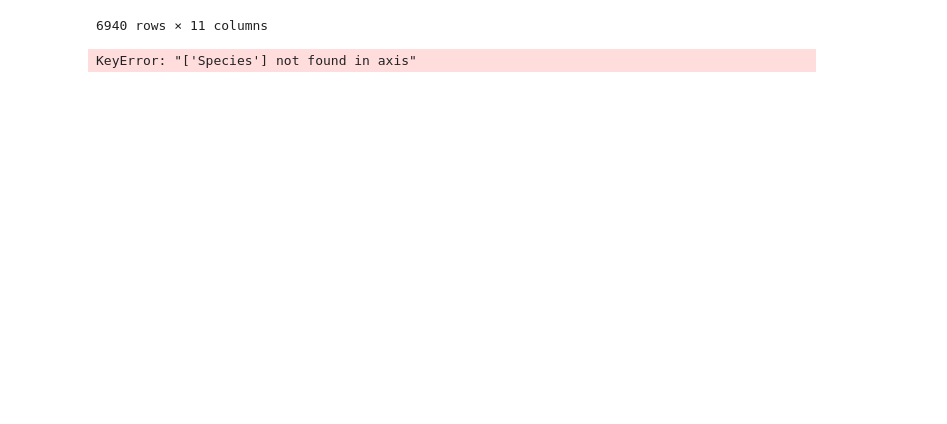
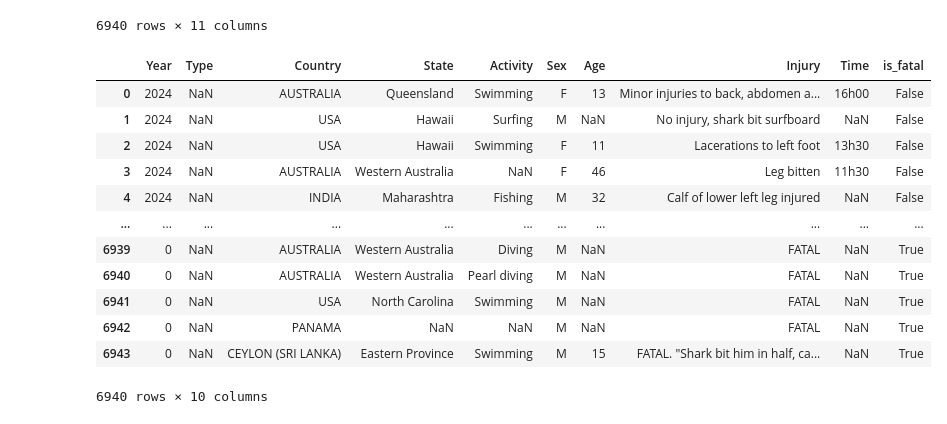
Before and after one commit to laasmaoficiere/shark_attack_mp, a Jupyter notebook: shark_2.ipynb, the cells around one changed output. Drawn from its saved outputs; the diff is of its cells as text; code cells hidden in the pictures; blank space fills up the shorter version.

```diff
--- a/shark_2.ipynb
+++ b/shark_2.ipynb
@@ -443,6 +480,18 @@ shark_df
 | 6943 | 0 | Unprovoked | CEYLON (SRI LANKA) | Eastern Province | Swimming | M | 15 | FATAL. "Shark bit him in half, ca... | NaN | NaN | True |
 6940 rows × 11 columns
 # %%
-shark_df = shark_df.drop(columns = ['Species'])
+shark_df.drop(columns = ['Species '])
 # %% [output]
+|  | Year | Type | Country | State | Activity | Sex | Age | Injury | Time | is_fatal |
+| 0 | 2024 | NaN | AUSTRALIA | Queensland | Swimming | F | 13 | Minor injuries to back, abdomen a... | 16h00 | False |
+| 1 | 2024 | NaN | USA | Hawaii | Surfing | M | NaN | No injury, shark bit surfboard | NaN | False |
+| 2 | 2024 | NaN | USA | Hawaii | Swimming | F | 11 | Lacerations to left foot | 13h30 | False |
+| 3 | 2024 | NaN | AUSTRALIA | Western Australia | NaN | F | 46 | Leg bitten | 11h30 | False |
+| 4 | 2024 | NaN | INDIA | Maharashtra | Fishing | M | 32 | Calf of lower left leg injured | NaN | False |
+| ... | ... | ... | ... | ... | ... | ... | ... | ... | ... | ... |
+| 6939 | 0 | NaN | AUSTRALIA | Western Australia | Diving | M | NaN | FATAL | NaN | True |
+| 6940 | 0 | NaN | AUSTRALIA | Western Australia | Pearl diving | M | NaN | FATAL | NaN | True |
+| 6941 | 0 | NaN | USA | North Carolina | Swimming | M | NaN | FATAL | NaN | True |
+| 6942 | 0 | NaN | PANAMA | NaN | NaN | M | NaN | FATAL | NaN | True |
+| 6943 | 0 | NaN | CEYLON (SRI LANKA) | Eastern Province | Swimming | M | 15 | FATAL. "Shark bit him in half, ca... | NaN | True |
-KeyError: "['Species'] not found in axis"
+6940 rows × 10 columns
```
Also changed, not shown: parts of 27 cells of this notebook.
